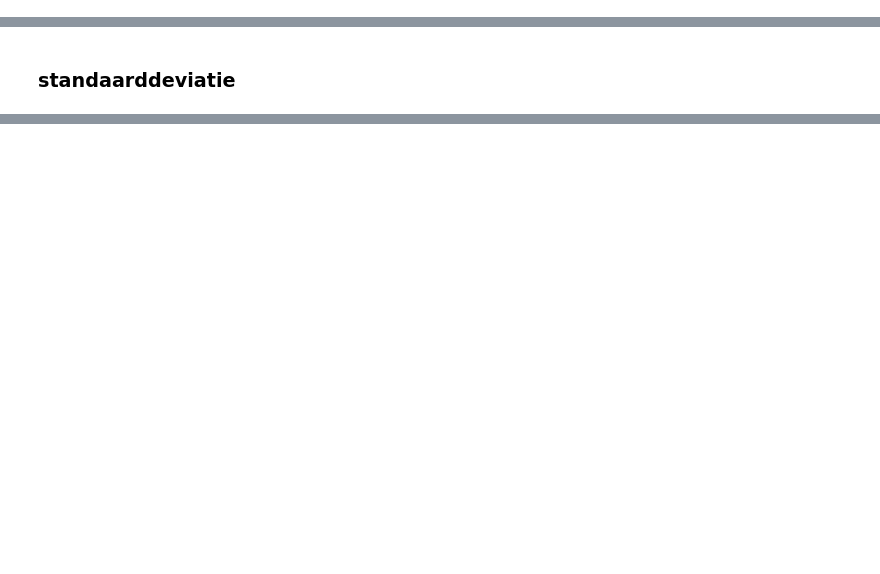
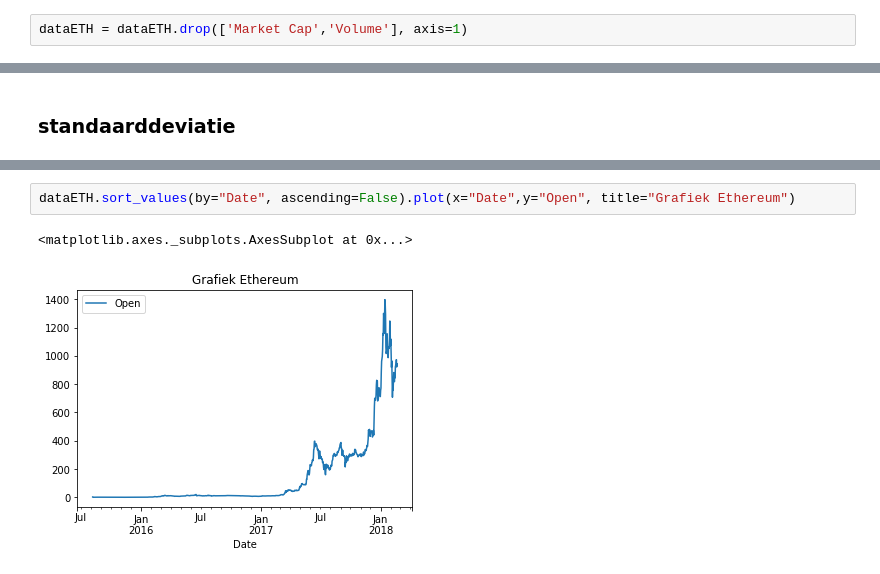
Before and after one commit to NeilVdB/BigData, a Jupyter notebook: Statistiek/Statistiek.ipynb, the cells around one changed output, grey strips where cells are left out. Drawn from its saved outputs; the diff is of its cells as text; blank space fills up the shorter version.

```diff
--- a/Statistiek/Statistiek.ipynb
+++ b/Statistiek/Statistiek.ipynb
@@ -38,0 +27,2 @@ pricesnp = np.array(prices)
+# %%
+dataETH = dataETH.drop(['Market Cap','Volume'], axis=1)
@@ -93,0 +156,5 @@ plt.plot(pricesnp)
+# %%
+dataETH.sort_values(by="Date", ascending=False).plot(x="Date",y="Open", title="Grafiek Ethereum")
+# %% [output]
+<matplotlib.axes._subplots.AxesSubplot at 0x...>
+[figure, added]
```
Also changed, not shown: parts of 22 cells of this notebook, 2 other files.
